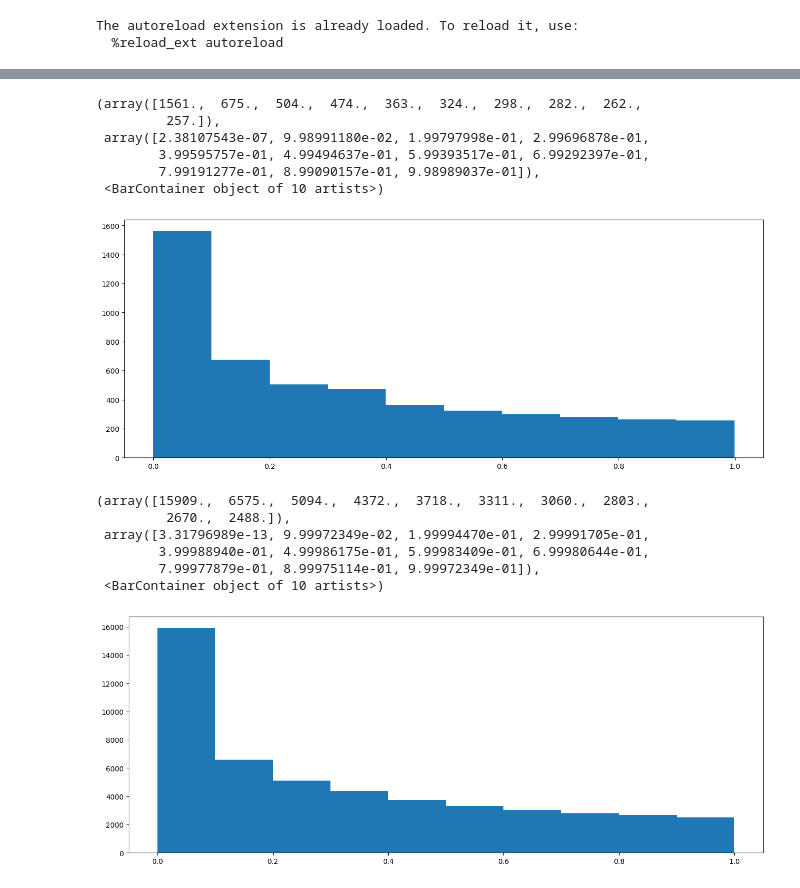
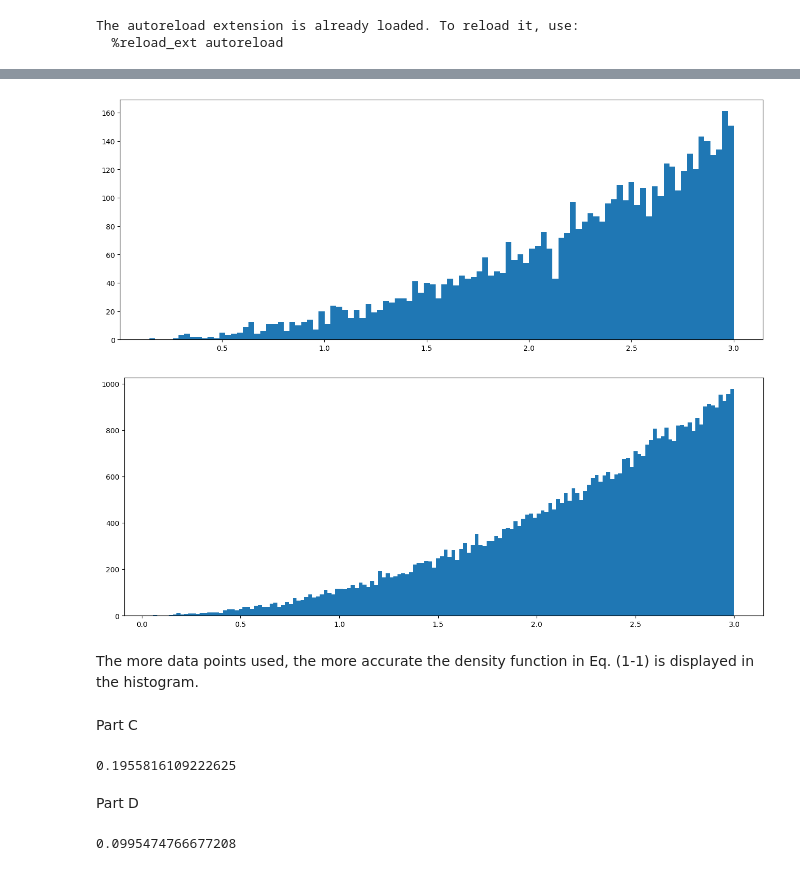
Before and after one commit to cdavin2/dsp_hw, a Jupyter notebook: hw9_p3.ipynb, the cells around one changed output, grey strips where cells are left out. Saved outputs shown, nothing was run; the diff lists cells and outputs as text; code cells hidden in the pictures.

```diff
--- a/hw9_p3.ipynb
+++ b/hw9_p3.ipynb
@@ -41,24 +64,48 @@ plt.hist(fXx_500, bins = 10)
 # %%
-X_5000 = np.random.uniform(0, 3, size = 5000)
-fXx_5000 = (1/9 * X_5000**2)
-plt.hist(fXx_5000, bins = 10)
+U_5000 = np.random.uniform(0, 1, size = 5000)
+X_5000 = 3 * U_5000**(1/3) ## FXx
+plt.hist(X_5000, bins = 100);
 # %% [output]
-(array([1561.,  675.,  504.,  474.,  363.,  324.,  298.,  282.,  262.,
-         257.]),
- array([2.38107543e-07, 9.98991180e-02, 1.99797998e-01, 2.99696878e-01,
-        3.99595757e-01, 4.99494637e-01, 5.99393517e-01, 6.99292397e-01,
-        7.99191277e-01, 8.99090157e-01, 9.98989037e-01]),
- <BarContainer object of 10 artists>)
-[figure, old version]
+[figure, new version]
 # %%
-X_50000 = np.random.uniform(0, 3, size = 50000)
-fXx_50000 = (1/9 * X_50000**2)
-plt.hist(fXx_50000, bins = 10)
+U_50000 = np.random.uniform(0, 1, size = 50000)
+X_50000 = 3 * U_50000**(1/3) ## FXx
+plt.hist(X_50000, bins = 150);
 # %% [output]
-(array([15909.,  6575.,  5094.,  4372.,  3718.,  3311.,  3060.,  2803.,
-         2670.,  2488.]),
- array([3.31796989e-13, 9.99972349e-02, 1.99994470e-01, 2.99991705e-01,
-        3.99988940e-01, 4.99986175e-01, 5.99983409e-01, 6.99980644e-01,
-        7.99977879e-01, 8.99975114e-01, 9.99972349e-01]),
- <BarContainer object of 10 artists>)
-[figure, old version]
+[figure, new version]
+# %% [markdown]
+The more data points used, the more accurate the density function in Eq. (1-1) is displayed in the histogram.
+# %% [markdown]
+Part C
+# %%
+U_50000 = np.random.uniform(0, 1, size = 50000)
+X_50000 = 3 * U_50000**(1/3) ## fXx
+quant = []
+
+for i in range(len(X_50000)):
+  if X_50000[i] < 1.5:
+    quant.append(.75)
+  else:
+    quant.append(2.25)
+
+error = np.sum( (quant-X_50000)**2 ) / 50000
+print(error)
+# %% [output]
+0.1955816109222625
+# %% [markdown]
+Part D
+# %%
+U_50000 = np.random.uniform(0, 1, size = 50000)
+X_50000 = 3 * U_50000**(1/3) ## fXx
+quant = []
+
+for i in range(len(X_50000)):
+  if X_50000[i] < 2.07:
+    quant.append(1.55)
+  else:
+    quant.append(2.59)
+
+error = np.sum( (quant-X_50000)**2 ) / 50000
+print(error)
+# %% [output]
+0.0995474766677208
```
Also changed, not shown: parts of 10 cells of this notebook.
